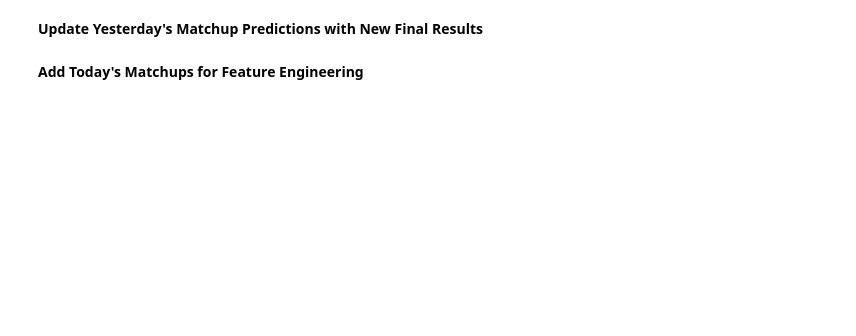
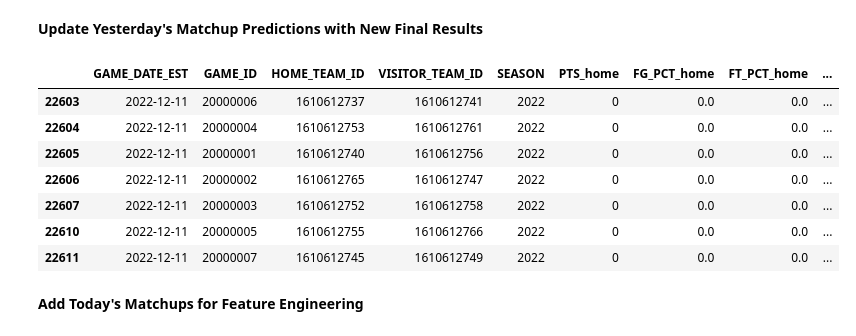
Before and after one commit to cmunch1/nba-prediction, a Jupyter notebook: 09_production_features_pipeline.ipynb, the cells around one changed output. Saved outputs shown, nothing was run; the diff lists cells and outputs as text; code cells hidden in the pictures; blank space fills up the shorter version.

```diff
--- a/09_production_features_pipeline.ipynb
+++ b/09_production_features_pipeline.ipynb
@@ -295,11 +275,25 @@ df_old
 # %%
 # filter out games that are pending final results
 # (these were the rows used for prediction yesterday)
 # and then update these with the new results
+#>>> df1.set_index('Code', inplace=True)
+#>>> df1.update(df2.set_index('Code'))
+#>>> df1.reset_index()  # to recover the initial structure
 
-df_combined = df_old[df_old['GAME_ID'] < 200000100].update(df_new)
+df_pending = df_old[df_old['GAME_ID'] < 20000100]
 
-df_combined
+df_pending.update(df_new)
+
+df_pending
+# %% [output]
+|  | GAME_DATE_EST | GAME_ID | HOME_TEAM_ID | VISITOR_TEAM_ID | SEASON | PTS_home | FG_PCT_home | FT_PCT_home | ... |
+| 22603 | 2022-12-11 | 20000006 | 1610612737 | 1610612741 | 2022 | 0 | 0.0 | 0.0 | ... |
+| 22604 | 2022-12-11 | 20000004 | 1610612753 | 1610612761 | 2022 | 0 | 0.0 | 0.0 | ... |
+| 22605 | 2022-12-11 | 20000001 | 1610612740 | 1610612756 | 2022 | 0 | 0.0 | 0.0 | ... |
+| 22606 | 2022-12-11 | 20000002 | 1610612765 | 1610612747 | 2022 | 0 | 0.0 | 0.0 | ... |
+| 22607 | 2022-12-11 | 20000003 | 1610612752 | 1610612758 | 2022 | 0 | 0.0 | 0.0 | ... |
+| 22610 | 2022-12-11 | 20000005 | 1610612755 | 1610612766 | 2022 | 0 | 0.0 | 0.0 | ... |
+| 22611 | 2022-12-11 | 20000007 | 1610612745 | 1610612749 | 2022 | 0 | 0.0 | 0.0 | ... |
 # %% [markdown]
 **Add Today's Matchups for Feature Engineering**
 # %%
```
Also changed, not shown: parts of 10 cells of this notebook.
